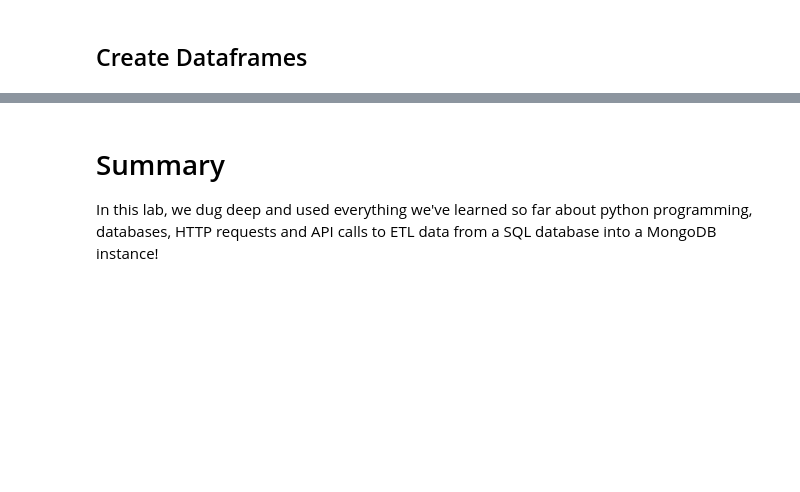
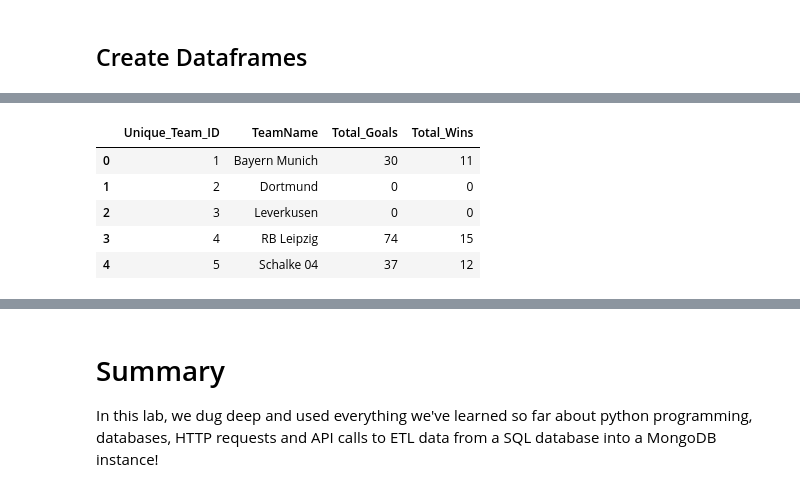
Before and after one commit to tinaprisma/dsc-mod-2-lab-online-ds-sp-000, a Jupyter notebook: index.ipynb, the cells around one changed output, grey strips where cells are left out. Drawn from its saved outputs; the diff is of its cells as text; code cells hidden in the pictures; blank space fills up the shorter version.

```diff
--- a/index.ipynb
+++ b/index.ipynb
@@ -164,0 +242,10 @@ OperationalError: no such column: Aachen
+# %%
+teams_df['Total_Wins'] = wins
+teams_df.head()
+# %% [output]
+|  | Unique_Team_ID | TeamName | Total_Goals | Total_Wins |
+| 0 | 1 | Bayern Munich | 30 | 11 |
+| 1 | 2 | Dortmund | 0 | 0 |
+| 2 | 3 | Leverkusen | 0 | 0 |
+| 3 | 4 | RB Leipzig | 74 | 15 |
+| 4 | 5 | Schalke 04 | 37 | 12 |
```
Also changed, not shown: parts of 16 cells of this notebook.
